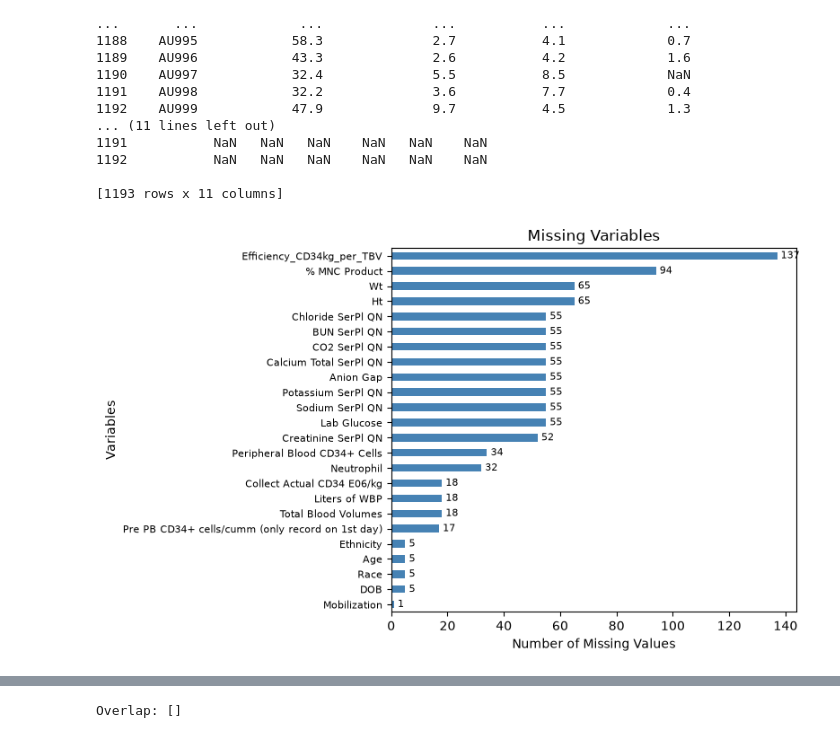
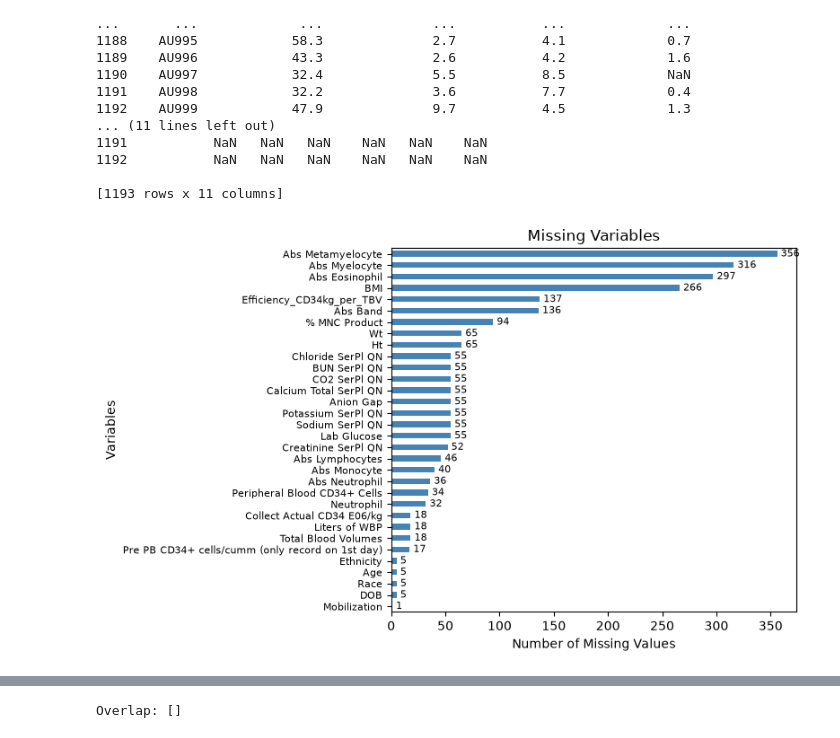
Before and after one commit to Graham-Richards/Pandas-Practice, a Jupyter notebook: Data_Analysis (1).ipynb, the cells around one changed output, grey strips where cells are left out. Drawn from its saved outputs; the diff is of its cells as text; code cells hidden in the pictures.

```diff
--- a/Data_Analysis (1).ipynb
+++ b/Data_Analysis (1).ipynb
@@ -2083,19 +2026,19 @@ exclude = ["Recipient Weight kg", "BMI"
     "Other Cells Bld", "Reactive Lymph",
 
 # keep
-    "Abs Neutrophil",
-    "Abs Lymphocytes",
-    "Abs Monocyte",
-    "Abs Eosinophil",
-    "Abs Basophil",
-    "Abs Band",
-    "Abs Metamyelocyte",
-    "Abs Myelocyte",
-    "Abs Promyelocyte",
-    "Abs Blast",
-    "Abs Plasma Cell",
-    "Abs Other Cells Bld",
-    "BMI",
+    # "Abs Neutrophil",
+    # "Abs Lymphocytes",
+    # "Abs Monocyte",
+    # "Abs Eosinophil",
+    # "Abs Basophil",
+    # "Abs Band",
+    # "Abs Metamyelocyte",
+    # "Abs Myelocyte",
+    # "Abs Promyelocyte",
+    # "Abs Blast",
+    # "Abs Plasma Cell",
+    # "Abs Other Cells Bld",
+    # "BMI",
 
 
     # Differential count information
@@ -2126,31 +2069,31 @@ for col in NaN_col.index:
     if col in duplicates:
         colors.append("orange")
     elif df[col].isna().mean() >= 0.30:
         colors.append("gray")
     else:
         colors.append("steelblue")
 
 # Make the graph taller
 ax = NaN_col.plot(kind="barh", color=colors, figsize=(8, 5))
 ax.bar_label(ax.containers[0], padding=3, fontsize=8)
 
 # Adjust label sizes
 ax.tick_params(axis="y", labelsize=8)
 ax.tick_params(axis="x", labelsize=10)
 
 # Customize
 plt.xlabel("Number of Missing Values")
 plt.ylabel("Variables")
 plt.title("Missing Variables")
 
 # add threshold line
 threshold = len(df) * .30
 
 # Fix spacing
 plt.tight_layout()
 
 plt.savefig("dataclubgraph.png", dpi=300, bbox_inches="tight")
 
 plt.show()
 # %% [output]
-[figure, old version]
+[figure, new version]
```
Also changed, not shown: parts of 11 cells of this notebook.
